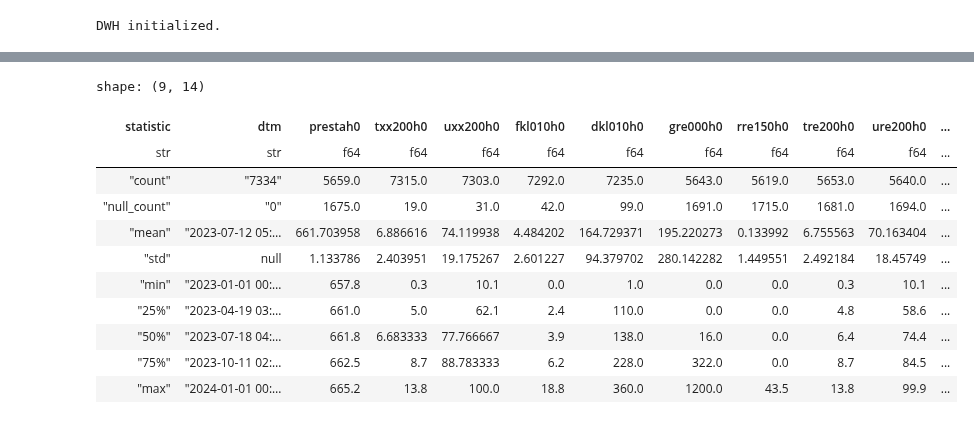
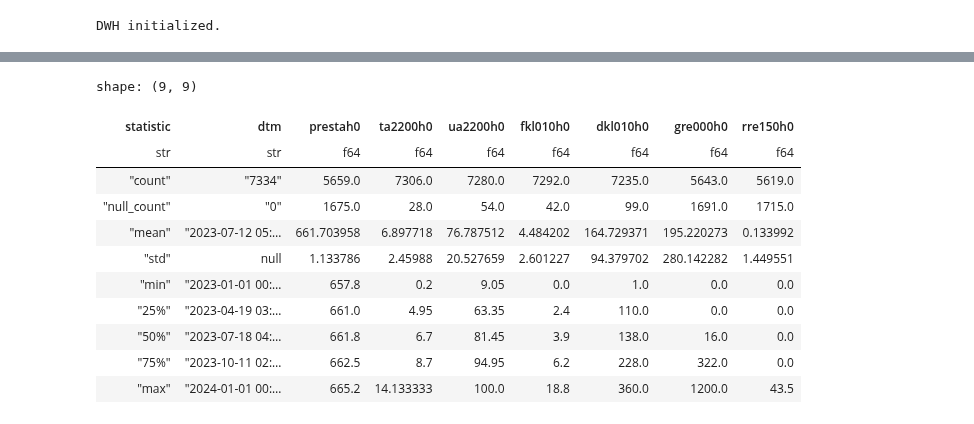
Before and after one commit to MeteoSwiss/gawkenya, a Jupyter notebook: meteo_compile_data_for_submission.ipynb, the cells around one changed output, grey strips where cells are left out. Drawn from its saved outputs; the diff is of its cells as text; code cells hidden in the pictures.

Commit message:
final meteo data 2023 for submission

```diff
--- a/meteo_compile_data_for_submission.ipynb
+++ b/meteo_compile_data_for_submission.ipynb
@@ -32,5 +32,5 @@ metadata = {
 # %%
 # get hourly values from MeteoSwiss DWH
 parameter_short_names = "prestah0,tre200h0,ure200h0,fkl010h0,dkl010h0,rre150h0,gre000h0"
-df = mkn.jretrieve(start="20230101000000", end="20240101000000", parameter_short_names=parameter_short_names)
-display(df.describe())
+df1_1h = mkn.jretrieve(start="20230101000000", end="20240101000000", parameter_short_names=parameter_short_names)
+# display(df.describe())
@@ -50,10 +37,10 @@ shape: (9, 11)
 # %%
-# get Rotronic data and RH data from 10m sensor from MeteoSwiss DWH and aggregate
-parameter_short_names = "ta2200s0,ua2200s0,ua1200s0"
+# get Rotronic data and temperature, RH data from 10m sensor from MeteoSwiss DWH and aggregate
+parameter_short_names = "ta2200s0,ua2200s0,ta1200s0,ua1200s0"
 df2 = mkn.jretrieve(start="20230101000000", end="20240101000000", parameter_short_names=parameter_short_names)
-display(df2.describe())
+# display(df2.describe())
 
 df2_1h = df2.sort(by='dtm').group_by_dynamic("dtm", every='1h').agg(pl.all().exclude(['dtm', 'termin', 'station']).mean())
-df2_1h = df2_1h.rename({'ta2200s0': 'ta2200h0', 'ua2200s0': 'ua2200h0', 'ua1200s0': 'ua1200h0'})
-display(df2_1h.describe())
+df2_1h = df2_1h.rename({'ta2200s0': 'ta2200h0', 'ua2200s0': 'ua2200h0', 'ta1200s0': 'ta1200h0', 'ua1200s0': 'ua1200h0'})
+# display(df2_1h.describe())
 # %% [output]
@@ -84,35 +59,36 @@ shape: (9, 5)
 # %%
 # combine dataframes, fill up xre200h0 data with xa2200ho data where needed, store as xxx200h0 columns
-df_1h = pl.concat([df, df2_1h], how='align')
+df_1h = pl.concat([df1_1h, df2_1h], how='align')
 df_1h.drop_in_place('station')
 df_1h.drop_in_place('termin')
-df_1h = df_1h.with_columns(
-            pl.when(pl.col('tre200h0').is_null())
-                .then(pl.col('ta2200h0'))
-                .otherwise(pl.col('tre200h0'))
-            .alias('txx200h0'),
-            pl.when(pl.col('ure200h0').is_null())
-                .then(pl.col('ua2200h0'))
-                .otherwise(pl.col('ure200h0'))
-            .alias('uxx200h0'),
-            )
-df_1h = df_1h.select([pl.col('dtm'), pl.col('prestah0'), pl.col('txx200h0'), pl.col('uxx200h0'),
+# df_1h = df_1h.with_columns(
+#             pl.when(pl.col('tre200h0').is_null())
+#                 .then(pl.col('ta2200h0'))
+#                 .otherwise(pl.col('tre200h0'))
+#             .alias('txx200h0'),
+#             pl.when(pl.col('ure200h0').is_null())
+#                 .then(pl.col('ua2200h0'))
+#                 .otherwise(pl.col('ure200h0'))
+#             .alias('uxx200h0'),
+#             )
+df_1h = df_1h.select([pl.col('dtm'), pl.col('prestah0'), pl.col('ta2200h0'), pl.col('ua2200h0'), # pl.col('txx200h0'), pl.col('uxx200h0'),
                       pl.col('fkl010h0'), pl.col('dkl010h0'), pl.col('gre000h0'), pl.col('rre150h0'),
-                      pl.col('tre200h0'), pl.col('ure200h0'), pl.col('ta2200h0'), pl.col('ua2200h0'), pl.col('ua1200h0'),])
-display(df_1h.describe())
+                    #   pl.col('tre200h0'), pl.col('ure200h0'), pl.col('ua1200h0'),
+                      ])
+# display(df_1h.describe())
 # %% [output]
-shape: (9, 14)
+shape: (9, 9)
-| statistic | dtm | prestah0 | txx200h0 | uxx200h0 | fkl010h0 | dkl010h0 | gre000h0 | rre150h0 | tre200h0 | ure200h0 | ... |
-| str | str | f64 | f64 | f64 | f64 | f64 | f64 | f64 | f64 | f64 | ... |
-| "count" | "7334" | 5659.0 | 7315.0 | 7303.0 | 7292.0 | 7235.0 | 5643.0 | 5619.0 | 5653.0 | 5640.0 | ... |
-| "null_count" | "0" | 1675.0 | 19.0 | 31.0 | 42.0 | 99.0 | 1691.0 | 1715.0 | 1681.0 | 1694.0 | ... |
-| "mean" | "2023-07-12 05:… | 661.703958 | 6.886616 | 74.119938 | 4.484202 | 164.729371 | 195.220273 | 0.133992 | 6.755563 | 70.163404 | ... |
-| "std" | null | 1.133786 | 2.403951 | 19.175267 | 2.601227 | 94.379702 | 280.142282 | 1.449551 | 2.492184 | 18.45749 | ... |
-| "min" | "2023-01-01 00:… | 657.8 | 0.3 | 10.1 | 0.0 | 1.0 | 0.0 | 0.0 | 0.3 | 10.1 | ... |
-| "25%" | "2023-04-19 03:… | 661.0 | 5.0 | 62.1 | 2.4 | 110.0 | 0.0 | 0.0 | 4.8 | 58.6 | ... |
-| "50%" | "2023-07-18 04:… | 661.8 | 6.683333 | 77.766667 | 3.9 | 138.0 | 16.0 | 0.0 | 6.4 | 74.4 | ... |
-| "75%" | "2023-10-11 02:… | 662.5 | 8.7 | 88.783333 | 6.2 | 228.0 | 322.0 | 0.0 | 8.7 | 84.5 | ... |
-| "max" | "2024-01-01 00:… | 665.2 | 13.8 | 100.0 | 18.8 | 360.0 | 1200.0 | 43.5 | 13.8 | 99.9 | ... |
+| statistic | dtm | prestah0 | ta2200h0 | ua2200h0 | fkl010h0 | dkl010h0 | gre000h0 | rre150h0 |
+| str | str | f64 | f64 | f64 | f64 | f64 | f64 | f64 |
+| "count" | "7334" | 5659.0 | 7306.0 | 7280.0 | 7292.0 | 7235.0 | 5643.0 | 5619.0 |
+| "null_count" | "0" | 1675.0 | 28.0 | 54.0 | 42.0 | 99.0 | 1691.0 | 1715.0 |
+| "mean" | "2023-07-12 05:… | 661.703958 | 6.897718 | 76.787512 | 4.484202 | 164.729371 | 195.220273 | 0.133992 |
+| "std" | null | 1.133786 | 2.45988 | 20.527659 | 2.601227 | 94.379702 | 280.142282 | 1.449551 |
+| "min" | "2023-01-01 00:… | 657.8 | 0.2 | 9.05 | 0.0 | 1.0 | 0.0 | 0.0 |
+| "25%" | "2023-04-19 03:… | 661.0 | 4.95 | 63.35 | 2.4 | 110.0 | 0.0 | 0.0 |
+| "50%" | "2023-07-18 04:… | 661.8 | 6.7 | 81.45 | 3.9 | 138.0 | 16.0 | 0.0 |
+| "75%" | "2023-10-11 02:… | 662.5 | 8.7 | 94.95 | 6.2 | 228.0 | 322.0 | 0.0 |
+| "max" | "2024-01-01 00:… | 665.2 | 14.133333 | 100.0 | 18.8 | 360.0 | 1200.0 | 43.5 |
 # %%
 # plot data
 import matplotlib.pyplot as plt
```
Also changed, not shown: parts of 5 cells of this notebook, 3 other files.
